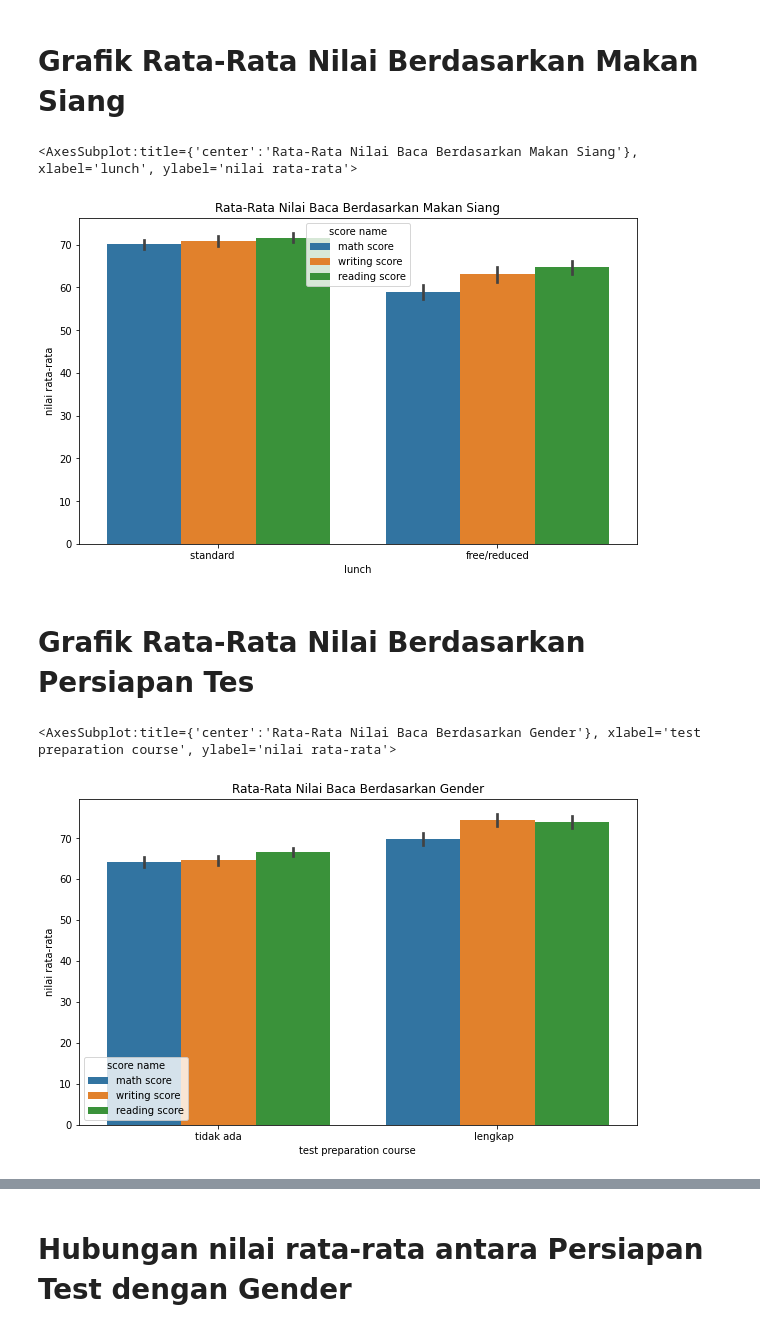
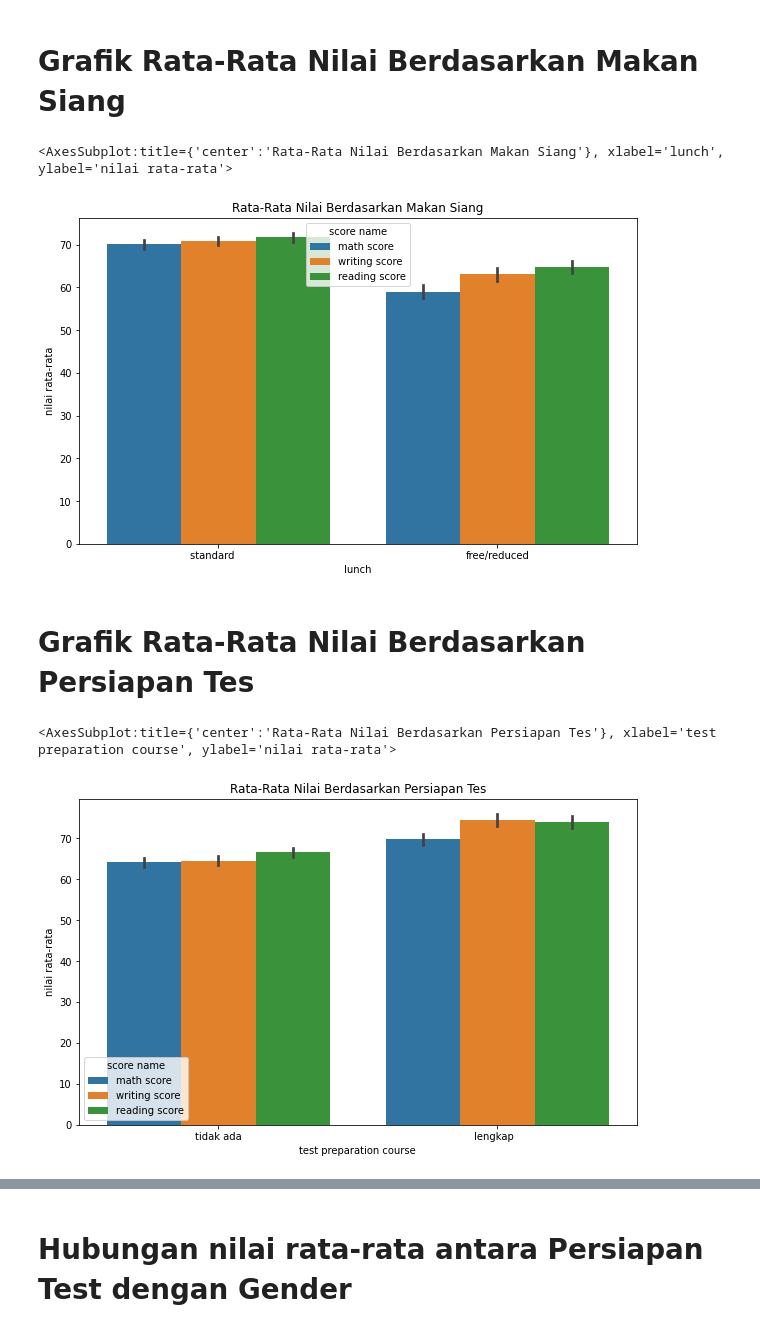
Before and after one commit to nicholassumardi/project_dw_UAS, a Jupyter notebook: PROJECT DW.ipynb, the cells around one changed output, grey strips where cells are left out. Drawn from its saved outputs; the diff is of its cells as text; code cells hidden in the pictures.

```diff
--- a/PROJECT DW.ipynb
+++ b/PROJECT DW.ipynb
@@ -249,21 +249,21 @@ sns.barplot(data=df_melted3, x='parental level of education', y='nilai rata-rata
 # Grafik Rata-Rata Nilai Berdasarkan Makan Siang
 # %%
 plt.figure(figsize=(10,6))
-plt.title("Rata-Rata Nilai Baca Berdasarkan Makan Siang")
+plt.title("Rata-Rata Nilai Berdasarkan Makan Siang")
 df_melted4 = df.melt(id_vars=['lunch'], value_vars=['math score', 'writing score', 'reading score'], var_name='score name', value_name='nilai rata-rata')
 
 sns.barplot(data=df_melted4, x='lunch', y='nilai rata-rata', hue='score name')
 # %% [output]
-<AxesSubplot:title={'center':'Rata-Rata Nilai Baca Berdasarkan Makan Siang'}, xlabel='lunch', ylabel='nilai rata-rata'>
+<AxesSubplot:title={'center':'Rata-Rata Nilai Berdasarkan Makan Siang'}, xlabel='lunch', ylabel='nilai rata-rata'>
-[figure, old version]
+[figure, new version]
 # %% [markdown]
 # Grafik Rata-Rata Nilai Berdasarkan Persiapan Tes
 # %%
 plt.figure(figsize=(10,6))
-plt.title("Rata-Rata Nilai Baca Berdasarkan Gender")
+plt.title("Rata-Rata Nilai Berdasarkan Persiapan Tes")
 df_melted5 = df.melt(id_vars=['test preparation course'], value_vars=['math score', 'writing score', 'reading score'], var_name='score name', value_name='nilai rata-rata')
 
 sns.barplot(data=df_melted5, x='test preparation course', y='nilai rata-rata', hue='score name')
 # %% [output]
-<AxesSubplot:title={'center':'Rata-Rata Nilai Baca Berdasarkan Gender'}, xlabel='test preparation course', ylabel='nilai rata-rata'>
+<AxesSubplot:title={'center':'Rata-Rata Nilai Berdasarkan Persiapan Tes'}, xlabel='test preparation course', ylabel='nilai rata-rata'>
 [figure]
```
Also changed, not shown: parts of 16 cells of this notebook, 4 other files.
